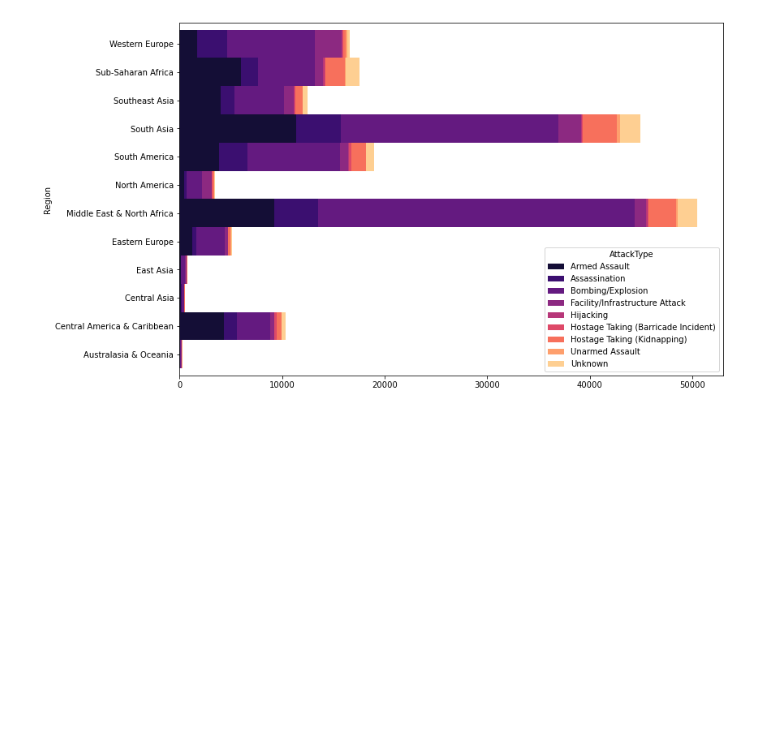
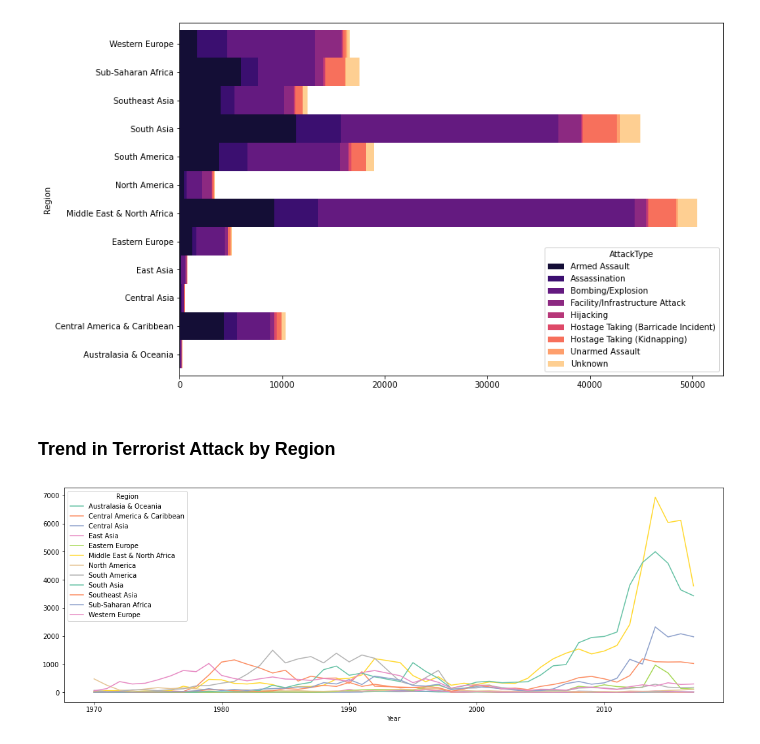
Before and after one commit to Akshitbagri/TSF-GRIP-Data-Science-Business-Analytics, a Jupyter notebook: Exploratory Data Analysis - Terrorism/Analysis.ipynb, the cells around one changed output. Drawn from its saved outputs; the diff is of its cells as text; code cells hidden in the pictures; blank space fills up the shorter version.

```diff
--- a/Exploratory Data Analysis - Terrorism/Analysis.ipynb
+++ b/Exploratory Data Analysis - Terrorism/Analysis.ipynb
@@ -191,3 +191,13 @@ fig.set_size_inches(12,8)
 plt.show()
 # %% [output]
 [figure]
+# %% [markdown]
+### Trend in Terrorist Attack by Region
+# %%
+terror_region=pd.crosstab(terror.Year,terror.Region)
+terror_region.plot(color=sns.color_palette('Set2',12))
+fig=plt.gcf()
+fig.set_size_inches(18,6)
+plt.show()
+# %% [output]
+[figure, added]
```
Also changed, not shown: parts of 4 cells of this notebook.
